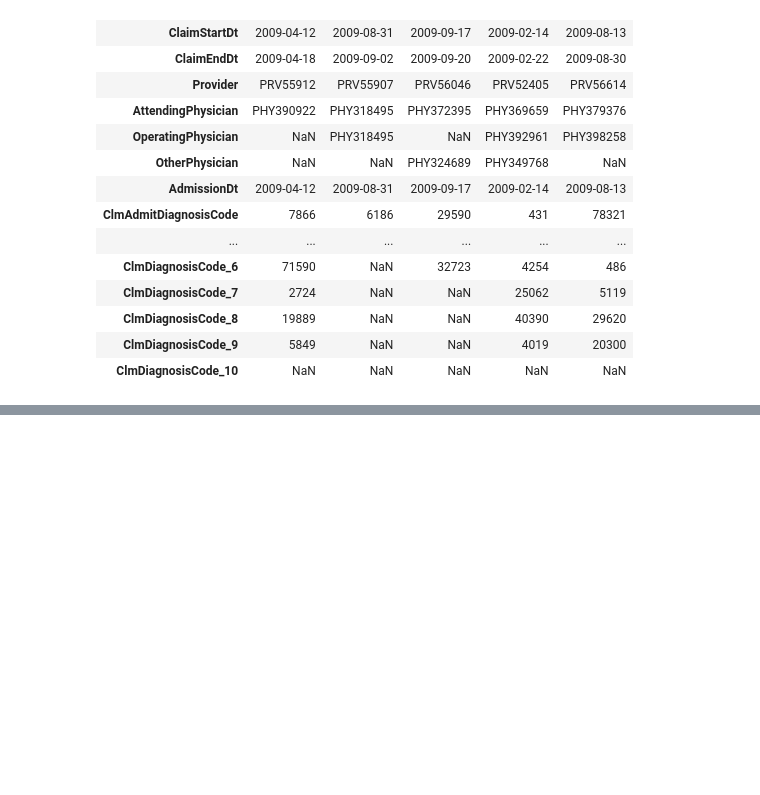
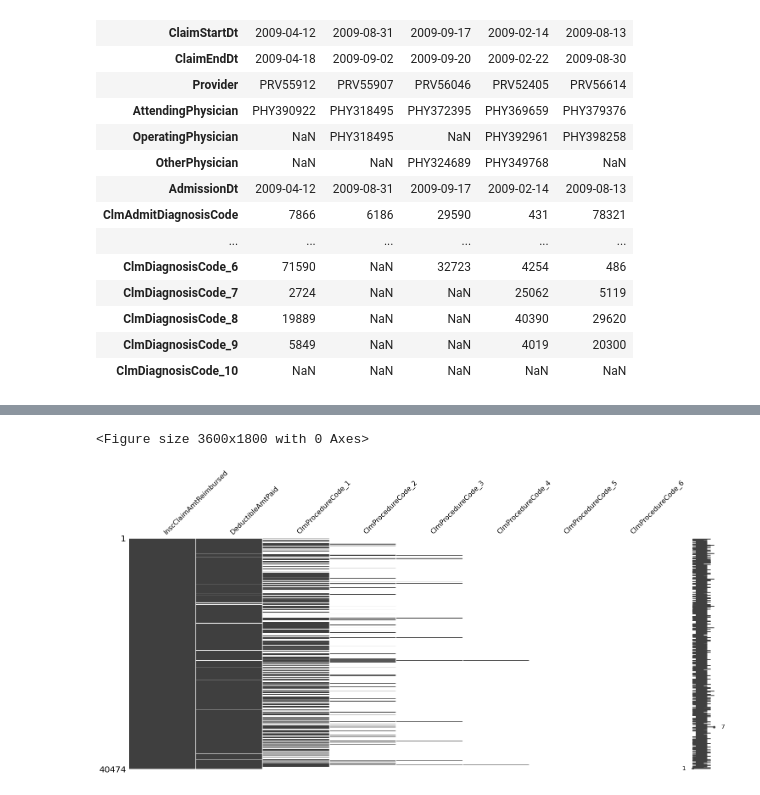
Before and after one commit to ashen007/MedicalCostPrediction-insurance_fraudDetection, a Jupyter notebook: notebooks/data quality/data quality(inpatient).ipynb, the cells around one changed output, grey strips where cells are left out. Cells and saved outputs as stored; diff of their text form; code cells hidden in the pictures; blank space fills up the shorter version.

```diff
--- a/notebooks/data quality/data quality(inpatient).ipynb
+++ b/notebooks/data quality/data quality(inpatient).ipynb
@@ -69,0 +104,5 @@ inpatient_data[cat].head().T
+# %%
+checker.render_missing_matrix(num)
+# %% [output]
+<Figure size 3600x1800 with 0 Axes>
+[figure, added]
```
Also changed, not shown: parts of 5 cells of this notebook, 1 other file.
